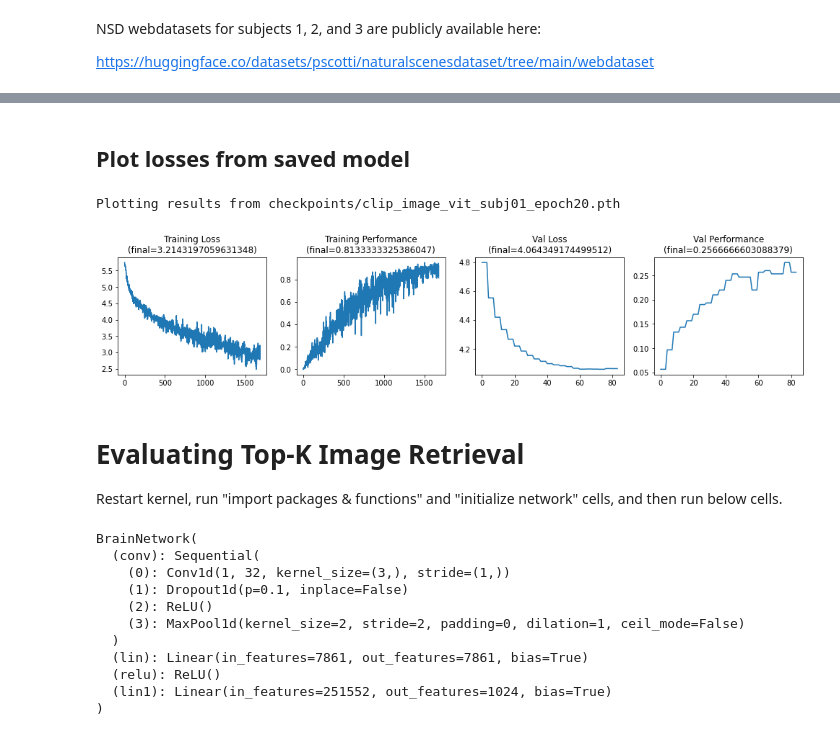
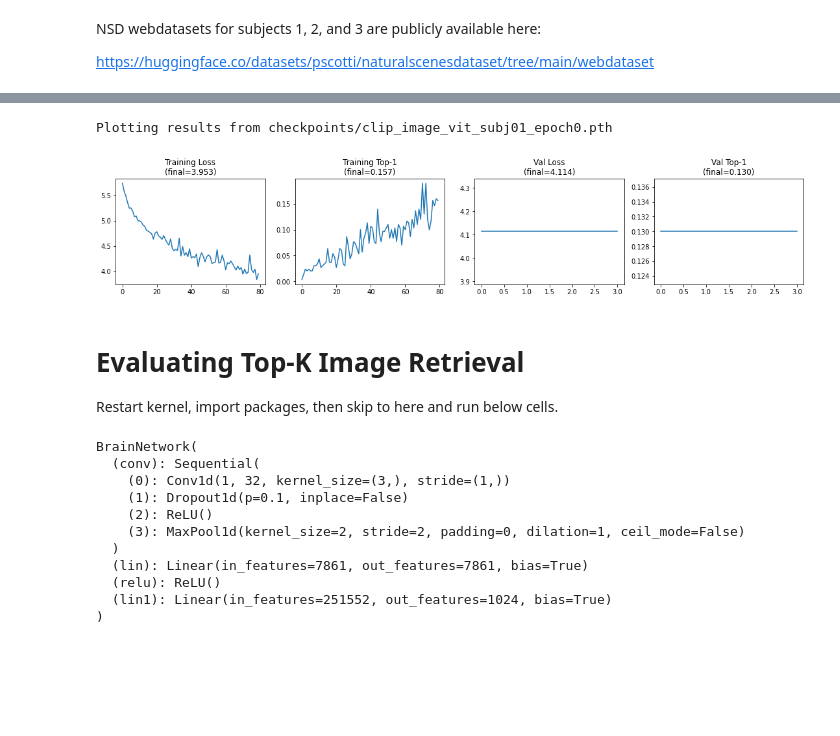
Before and after one commit to MedARC-AI/fMRI-reconstruction-NSD, a Jupyter notebook: fMRI/Voxel_to_CLIPvoxel.ipynb, the cells around one changed output, grey strips where cells are left out. Drawn from its saved outputs; the diff is of its cells as text; code cells hidden in the pictures; blank space fills up the shorter version.

```diff
--- a/fMRI/Voxel_to_CLIPvoxel.ipynb
+++ b/fMRI/Voxel_to_CLIPvoxel.ipynb
@@ -463,45 +533,29 @@ KeyboardInterrupt
 # %%
-print(f"num_epochs:{num_epochs} batch_size:{batch_size} lr:{initial_learning_rate}")
-fig, (ax1, ax2, ax3, ax4) = plt.subplots(1, 4, figsize=(17,3))
-ax1.set_title(f"Training Loss\n(final={train_losses[-1]})")
+# # Loading checkpoint
+ckpt_path = 'checkpoints/clip_image_vit_subj01_epoch0.pth'
+checkpoint = torch.load(ckpt_path, map_location=device)
+print(f"Plotting results from {ckpt_path}")
+train_losses=checkpoint['train_losses']
+train_topk=checkpoint['train_topk']
+val_losses=checkpoint['val_losses']
+val_topk=checkpoint['val_topk']
+
+fig, (ax1, ax2, ax3, ax4) = plt.subplots(1, 4, figsize=(19,3))
+ax1.set_title(f"Training Loss\n(final={train_losses[-1]:.3f})")
 ax1.plot(train_losses)
-ax2.set_title(f"Training Performance\n(final={train_percent_correct[-1]})")
-ax2.plot(train_percent_correct)
-ax3.set_title(f"Val Loss\n(final={val_losses[-1]})")
+ax2.set_title(f"Training Top-1\n(final={train_topk[-1]:.3f})")
+ax2.plot(train_topk)
+ax3.set_title(f"Val Loss\n(final={val_losses[-1]:.3f})")
 ax3.plot(val_losses)
-ax4.set_title(f"Val Performance\n(final={val_percent_correct[-1]})")
-ax4.plot(val_percent_correct)
+ax4.set_title(f"Val Top-1\n(final={val_topk[-1]:.3f})")
+ax4.plot(val_topk)
 plt.show()
+# %% [output]
+Plotting results from checkpoints/clip_image_vit_subj01_epoch0.pth
+[figure, added]
-# %% [markdown]
-## Plot losses from saved model
-# %%
-# Loading
-ckpt_path = 'checkpoints/clip_image_vit_subj01_epoch20.pth'
-checkpoint = torch.load(ckpt_path, map_location=device)
-print(f"Plotting results from {ckpt_path}")
-
-train_losses=checkpoint['train_losses']
-train_percent_correct=checkpoint['train_percent_correct']
-val_losses=checkpoint['val_losses']
-val_percent_correct=checkpoint['val_percent_correct']
-
-fig, (ax1, ax2, ax3, ax4) = plt.subplots(1, 4, figsize=(17,3))
-ax1.set_title(f"Training Loss\n(final={train_losses[-1]})")
-ax1.plot(train_losses)
-ax2.set_title(f"Training Performance\n(final={train_percent_correct[-1]})")
-ax2.plot(train_percent_correct)
-ax3.set_title(f"Val Loss\n(final={val_losses[-1]})")
-ax3.plot(val_losses)
-ax4.set_title(f"Val Performance\n(final={val_percent_correct[-1]})")
-ax4.plot(val_percent_correct)
-plt.show()
-# %% [output]
-Plotting results from checkpoints/clip_image_vit_subj01_epoch20.pth
-[figure, removed]
 # %% [markdown]
 # Evaluating Top-K Image Retrieval
-
-Restart kernel, run "import packages & functions" and "initialize network" cells, and then run below cells.
+Restart kernel, import packages, then skip to here and run below cells.
 # %%
 num_samples = 492
 batch_size = 300
```
Also changed, not shown: parts of 21 cells of this notebook.
